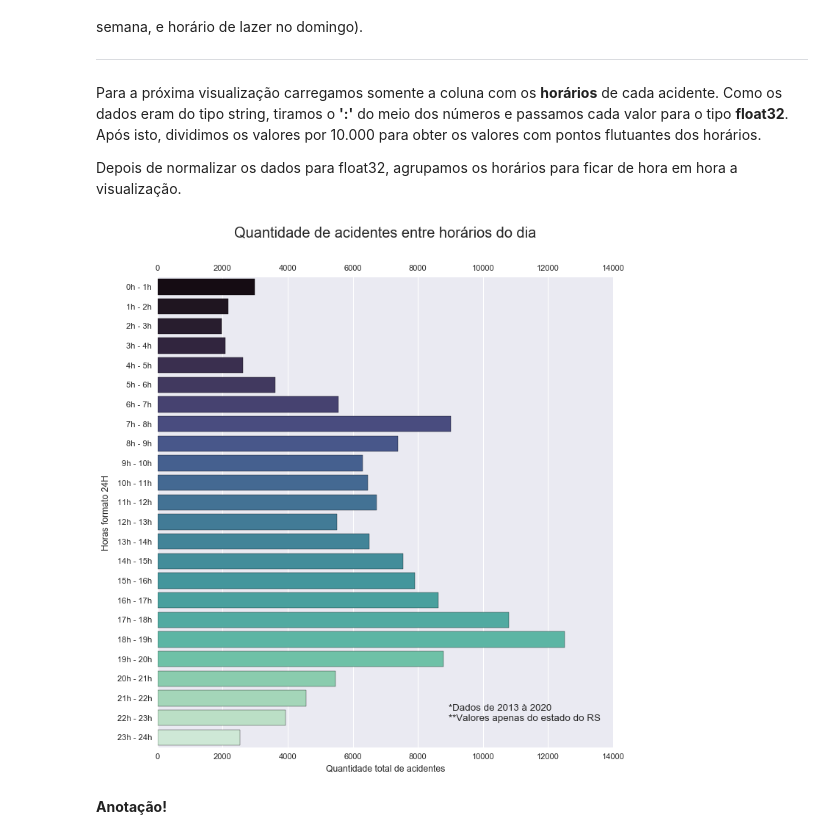
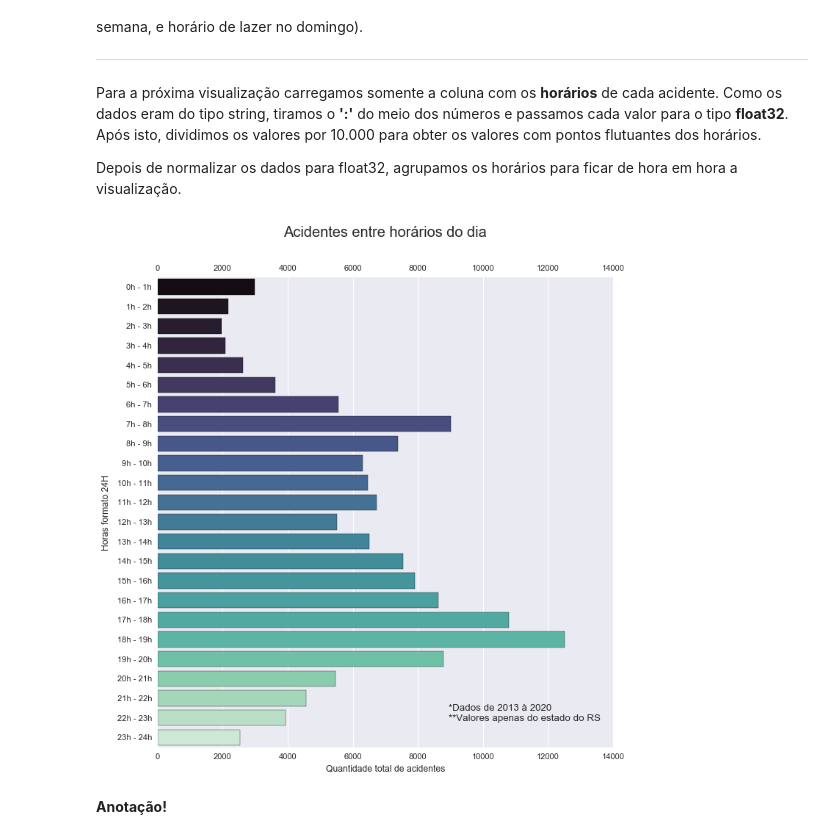
Before and after one commit to XQDLteam/brazil_highway_accidents, a Jupyter notebook: acidentes_br.ipynb, the cells around one changed output. Cells and saved outputs as stored; diff of their text form; code cells hidden in the pictures.

```diff
--- a/acidentes_br.ipynb
+++ b/acidentes_br.ipynb
@@ -692,27 +687,27 @@ Depois de normalizar os dados para float32, agrupamos os horários para ficar de
 # %%
 df_horarios= df_ocorrencias.filter(['horario'])
 df_horarios['horario']= df_horarios['horario'].str.replace(':','')
 df_horarios['horario']= df_horarios['horario'].astype(np.float32)
 df_horarios['horario']/= 10000
 
 grupos= [0,1,2,3,4,5,6,7,8,9,10,11,12,13,14,15,16,17,18,19,20,21,22,23,24]
 grupos_horarios = pd.cut(list(df_horarios['horario']), grupos)
 
 df_horarios= pd.DataFrame(grupos_horarios.value_counts())
 df_horarios.columns=['quantidade']
 df_horarios.index= ['0h - 1h','1h - 2h','2h - 3h','3h - 4h','4h - 5h','5h - 6h','6h - 7h','7h - 8h','8h - 9h',
                           '9h - 10h','10h - 11h','11h - 12h','12h - 13h','13h - 14h','14h - 15h','15h - 16h','16h - 17h',
                           '17h - 18h','18h - 19h','19h - 20h','20h - 21h',' 21h - 22h','22h - 23h','23h - 24h']
 
 ax = sns.barplot(x='quantidade', y=df_horarios.index, data=df_horarios, palette='mako');
 
 #Anotações
-ax.set_title('Quantidade de acidentes entre horários do dia', fontsize=18, pad=50);
+ax.set_title('Acidentes entre horários do dia', fontsize=18, pad=50);
 ax.set_ylabel('Horas formato 24H')
 ax.set_xlabel('Quantidade total de acidentes')
 ax.secondary_xaxis('top');
 ax.annotate('*Dados de 2013 à 2020\n**Valores apenas do estado do RS', xy=(480, 80), xycoords='figure pixels');
 # %% [output]
-[figure, old version]
+[figure, new version]
 # %% [markdown]
 **Anotação!**
```
Also changed, not shown: parts of 7 cells of this notebook.
